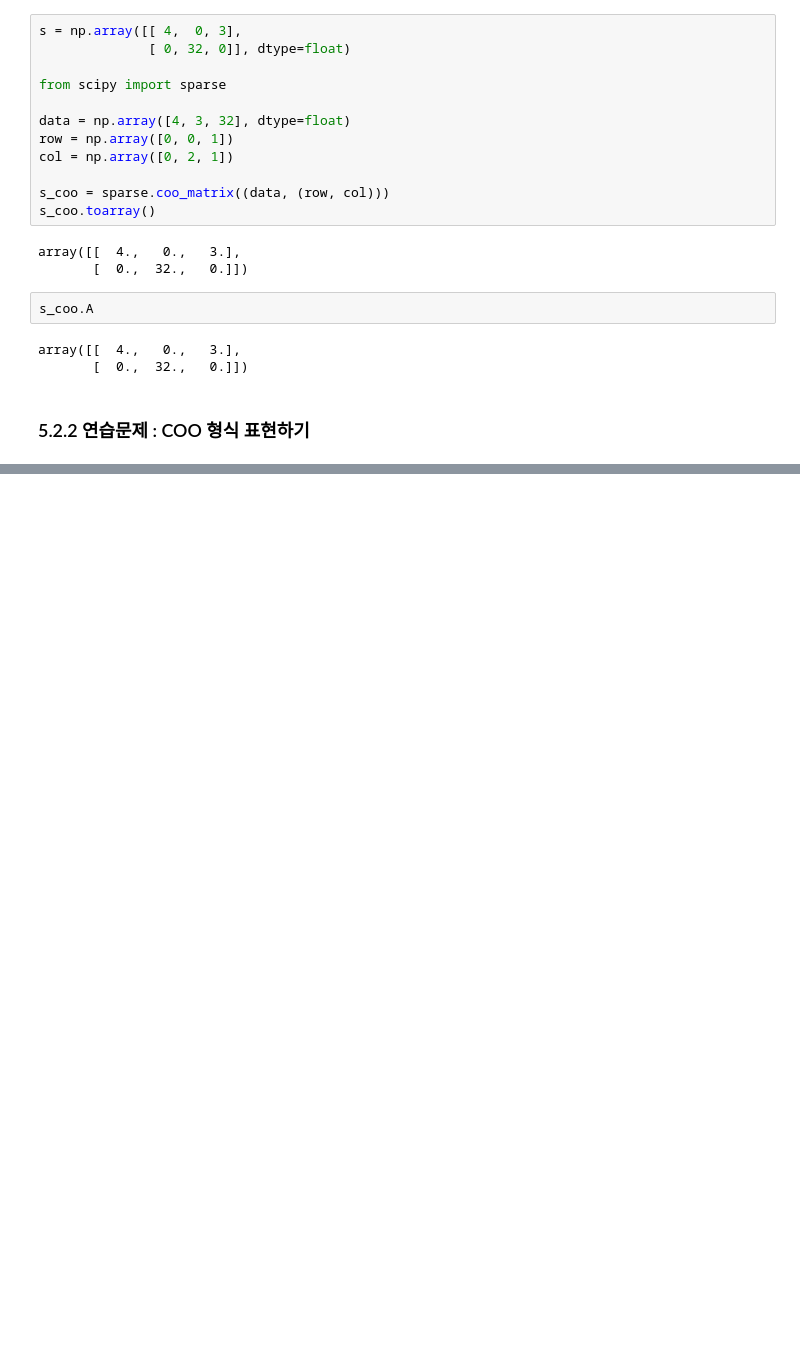
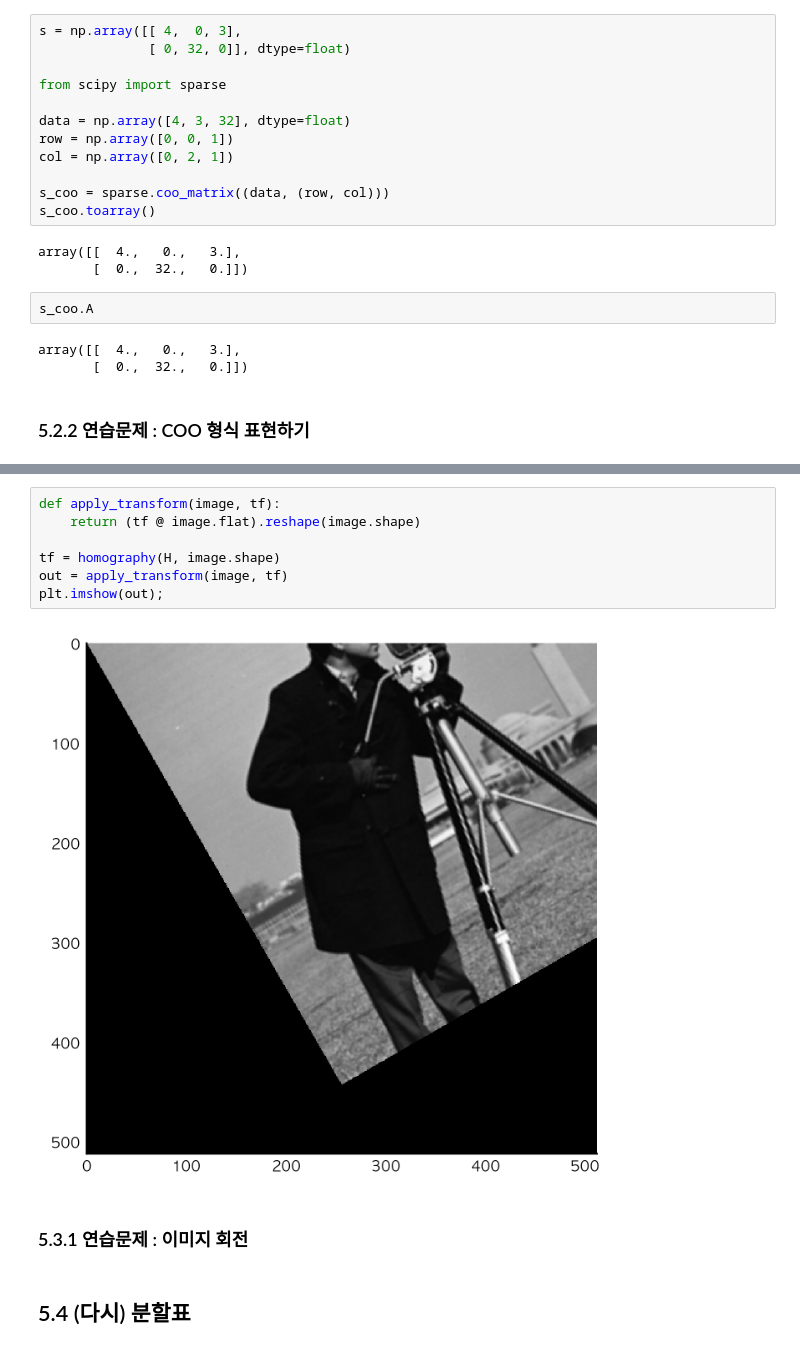
Before and after one commit to AstinCHOI/elegant-scipy, a Jupyter notebook: 5장. 희소행렬과 혼동행렬.ipynb, the cells around one changed output, grey strips where cells are left out. Saved outputs shown, nothing was run; the diff lists cells and outputs as text; blank space fills up the shorter version.

```diff
--- a/5장. 희소행렬과 혼동행렬.ipynb
+++ b/5장. 희소행렬과 혼동행렬.ipynb
@@ -75,0 +208,13 @@ array([[  4.,   0.,   3.],
+# %%
+def apply_transform(image, tf):
+    return (tf @ image.flat).reshape(image.shape)
+
+tf = homography(H, image.shape)
+out = apply_transform(image, tf)
+plt.imshow(out);
+# %% [output]
+[figure, added]
+# %% [markdown]
+### 5.3.1 연습문제 : 이미지 회전
+# %% [markdown]
+## 5.4 (다시) 분할표
```
Also changed, not shown: parts of 39 cells of this notebook, 3 other files.
